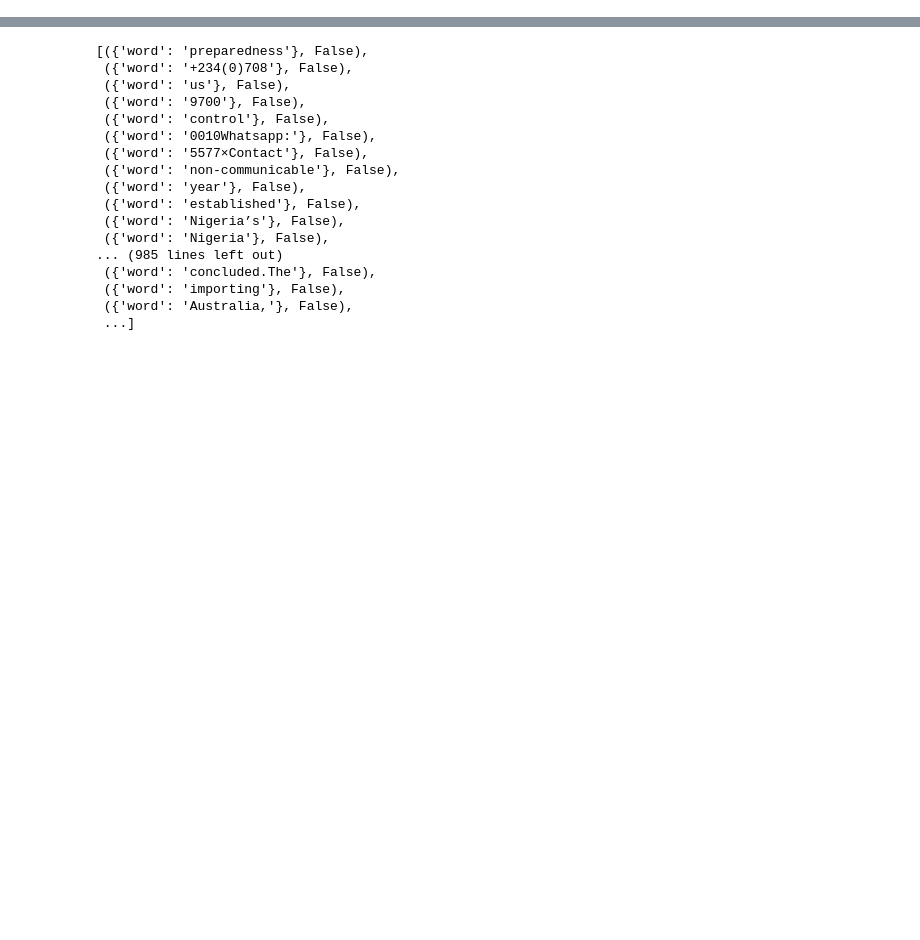
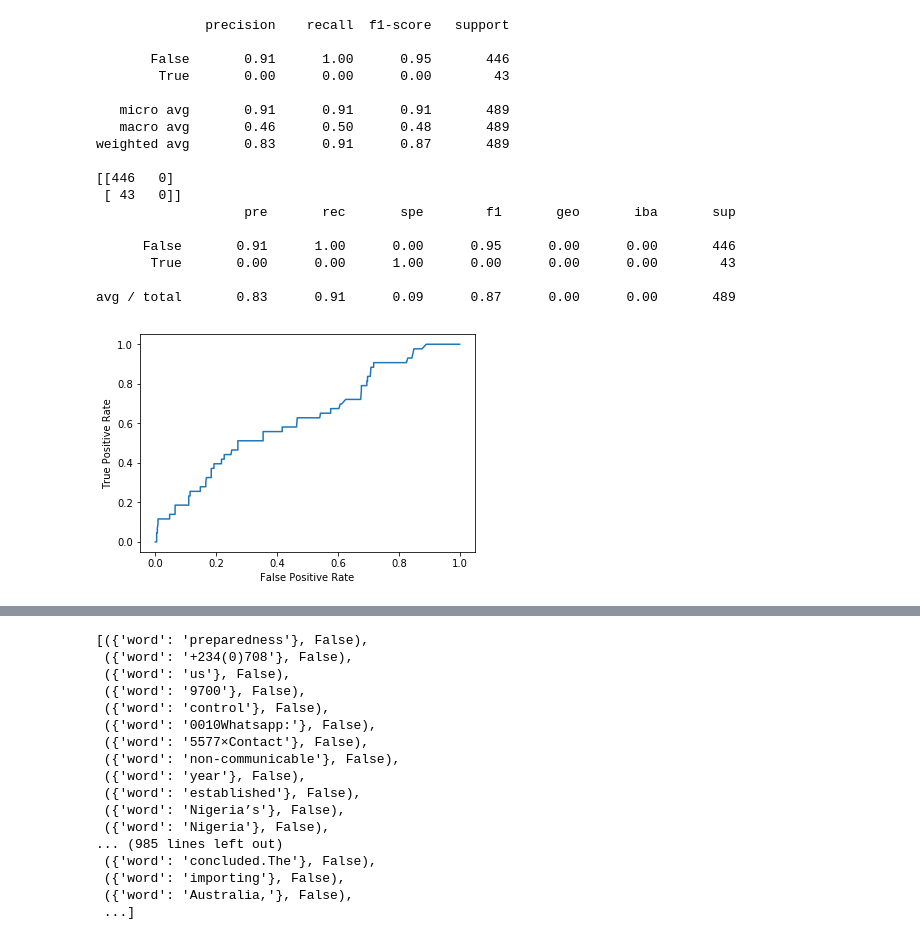
Before and after one commit to aauss/EventEpi, a Jupyter notebook: classification.ipynb, the cells around one changed output, grey strips where cells are left out. Cells and saved outputs as stored; diff of their text form; code cells hidden in the pictures; blank space fills up the shorter version.

```diff
--- a/classification.ipynb
+++ b/classification.ipynb
@@ -15,0 +57,16 @@ from utils.my_utils import split_list_and_distribute_to_new_rows
+# %%
+text_clf_counts = Pipeline([
+                            ('vect', CountVectorizer()),
+                            ('tfidf', TfidfTransformer()),
+                            ('clf', MultinomialNB()),
+                  ])
+
+(train_texts_counts,
+ dev_texts_counts,
+ train_cats_counts,
+ dev_cats_counts) = train_test_split(df_counts['sentence'],
+                                     df_counts['label'],
+                                     test_size=.2,
+                                   )
+
+text_clf_counts.fit(train_texts_counts, train_cats_counts)
@@ -15,0 +80,24 @@ from utils.my_utils import split_list_and_distribute_to_new_rows
+# %%
+plot_roc(text_clf_counts, dev_texts_counts, dev_cats_counts, 'multinomial_counts')
+print(classification_report(dev_cats_counts, text_clf_counts.predict(dev_texts_counts)))
+print(confusion_matrix(dev_cats_counts, text_clf_counts.predict(dev_texts_counts)))
+print(classification_report_imbalanced(dev_cats_counts, text_clf_counts.predict(dev_texts_counts)))
+# %% [output]
+              precision    recall  f1-score   support
+
+       False       0.91      1.00      0.95       446
+        True       0.00      0.00      0.00        43
+
+   micro avg       0.91      0.91      0.91       489
+   macro avg       0.46      0.50      0.48       489
+weighted avg       0.83      0.91      0.87       489
+
+[[446   0]
+ [ 43   0]]
+                   pre       rec       spe        f1       geo       iba       sup
+
+      False       0.91      1.00      0.00      0.95      0.00      0.00       446
+       True       0.00      0.00      1.00      0.00      0.00      0.00        43
+
+avg / total       0.83      0.91      0.09      0.87      0.00      0.00       489
+[figure, added]
```
Also changed, not shown: parts of 41 cells of this notebook.
